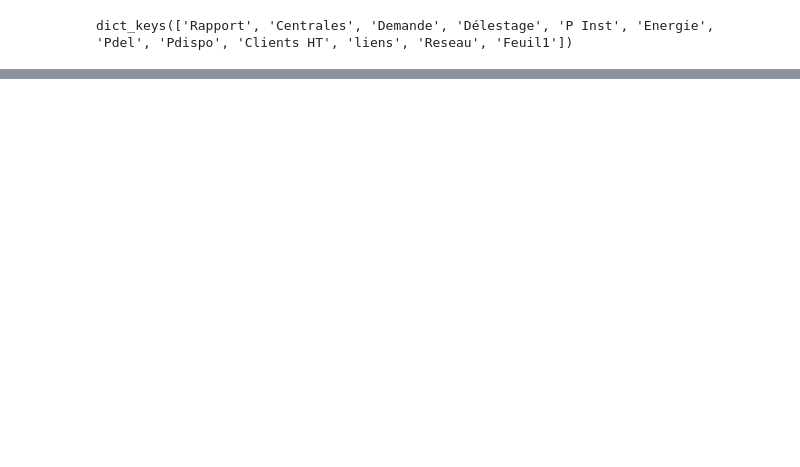
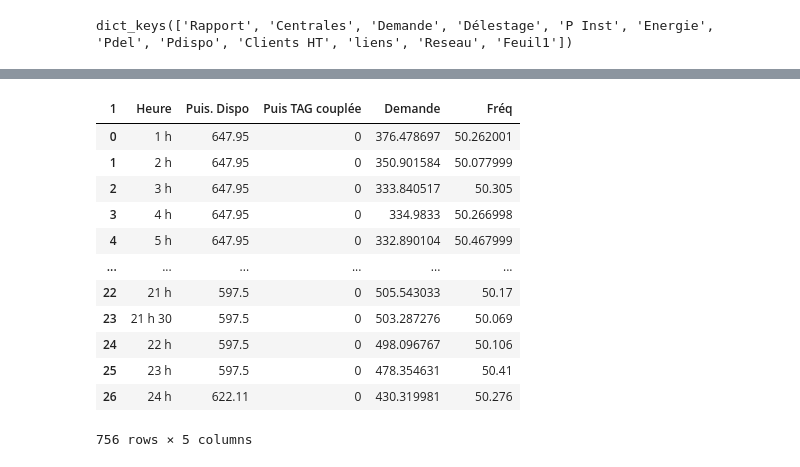
Before and after one commit to toutenergie/Mes_programmes_python_these, a Jupyter notebook: ANALYSE_DONNEES8THESE/fevrier2019.ipynb, the cells around one changed output, grey strips where cells are left out. Saved outputs shown, nothing was run; the diff lists cells and outputs as text; code cells hidden in the pictures; blank space fills up the shorter version.

```diff
--- a/ANALYSE_DONNEES8THESE/fevrier2019.ipynb
+++ b/ANALYSE_DONNEES8THESE/fevrier2019.ipynb
@@ -98,0 +223,6 @@ Index([                 'Heures',                       106,
+# %%
+dossier_octombre = r"F:\Mes_Documents_de_these\DOCUMENTS_RECHERCHE\DOCUMENTS_DE_REPPORTS\Datasets_theses\Rapports2019\10Octobre2019"
+fichier_octombre = [f for f in os.listdir(dossier_octombre) if f.endswith(".xlsx") and not f.startswith("~$")]
+
+Demande_octombre  = nettoyage_demande(dossier_octombre,fichier_octombre,'Demande')
+Demande_octombre.head()
@@ -98,0 +238,7 @@ Index([                 'Heures',                       106,
+# %%
+dossier_novembre = r"F:\Mes_Documents_de_these\DOCUMENTS_RECHERCHE\DOCUMENTS_DE_REPPORTS\Datasets_theses\Rapports2019\11Novembre2019"
+fichier_novembre = [f for f in os.listdir(dossier_novembre) if f.endswith(".xlsx") and not f.startswith("~$")]
+
+
+Demande_novembre  = nettoyage_demande(dossier_novembre,fichier_novembre,'Demande')
+Demande_novembre.head()
@@ -98,0 +254,8 @@ Index([                 'Heures',                       106,
+# %%
+dossier_decembre = r"F:\Mes_Documents_de_these\DOCUMENTS_RECHERCHE\DOCUMENTS_DE_REPPORTS\Datasets_theses\Rapports2019\12Decembre2019"
+fichier_decembre = [f for f in os.listdir(dossier_decembre) if f.endswith(".xlsx") and not f.startswith("~$")]
+
+
+
+Demande_decembre  = nettoyage_demande(dossier_decembre,fichier_decembre,'Demande')
+Demande_decembre.head()
@@ -98,0 +269,21 @@ Index([                 'Heures',                       106,
+# %%
+liste_demande = [Demande_janvier,Demande_fevrier,Demande_mars,Demande_avril,Demande_main,Demande_juin,Demande_juillet,
+                Demande_aout,Demande_septembre,Demande_octombre,Demande_novembre,Demande_decembre]
+
+Demande_2019 = pd.concat(liste_demande,axis=0)
+# %%
+liste_demande[0]
+# %% [output]
+| 1 | Heure | Puis. Dispo | Puis TAG couplée | Demande | Fréq |
+| 0 | 1 h | 647.95 | 0 | 376.478697 | 50.262001 |
+| 1 | 2 h | 647.95 | 0 | 350.901584 | 50.077999 |
+| 2 | 3 h | 647.95 | 0 | 333.840517 | 50.305 |
+| 3 | 4 h | 647.95 | 0 | 334.9833 | 50.266998 |
+| 4 | 5 h | 647.95 | 0 | 332.890104 | 50.467999 |
+| ... | ... | ... | ... | ... | ... |
+| 22 | 21 h | 597.5 | 0 | 505.543033 | 50.17 |
+| 23 | 21 h 30 | 597.5 | 0 | 503.287276 | 50.069 |
+| 24 | 22 h | 597.5 | 0 | 498.096767 | 50.106 |
+| 25 | 23 h | 597.5 | 0 | 478.354631 | 50.41 |
+| 26 | 24 h | 622.11 | 0 | 430.319981 | 50.276 |
+756 rows × 5 columns
```
Also changed, not shown: parts of 36 cells of this notebook, 3 other files.
